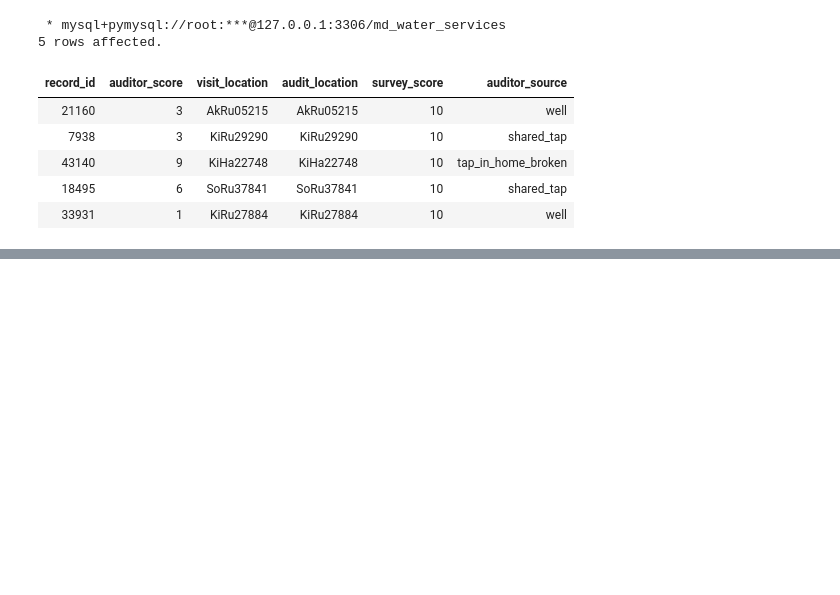
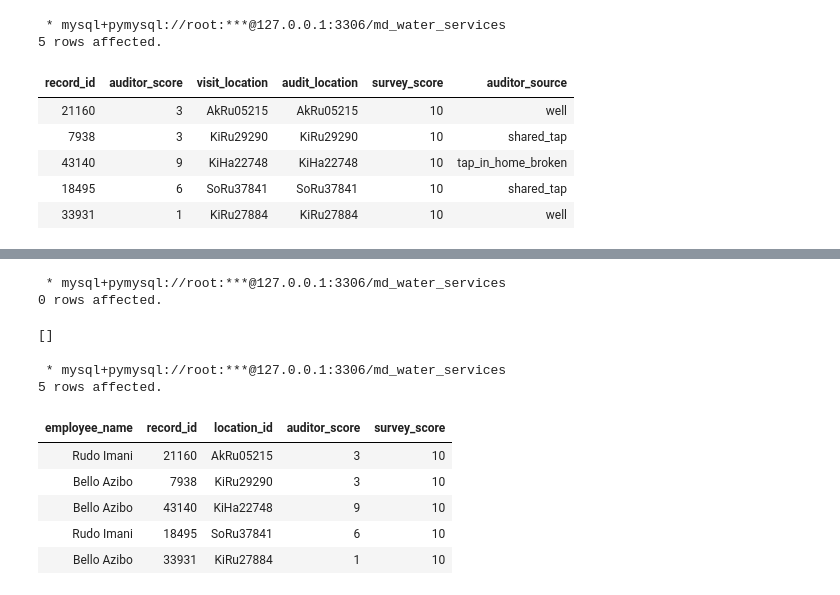
Before and after one commit to marigidavidgathara-hue/md_water_services, a Jupyter notebook: Aaaa.ipynb, the cells around one changed output, grey strips where cells are left out. Drawn from its saved outputs; the diff is of its cells as text; code cells hidden in the pictures; blank space fills up the shorter version.

```diff
--- a/Aaaa.ipynb
+++ b/Aaaa.ipynb
@@ -965,0 +1193,50 @@ Page 14
+# %%
+%%sql
+CREATE VIEW Incorrect_record AS (
+SELECT
+  employee.employee_name,
+  visits.record_id,
+  visits.location_id,
+  auditor_report.true_water_source_score AS auditor_score,
+  water_quality.subjective_quality_score AS survey_score
+FROM
+  auditor_report
+JOIN
+  visits
+ON
+  auditor_report.location_id = visits.location_id
+JOIN
+  water_quality
+ON
+  visits.visit_count = water_quality.visit_count
+AND
+  visits.record_id = water_quality.record_id
+JOIN
+  employee
+ON
+  employee.assigned_employee_id = visits.assigned_employee_id
+WHERE
+  auditor_report.true_water_source_score != water_quality.subjective_quality_score
+AND
+  visits.visit_count = 1
+)
+# %% [output]
+ * mysql+pymysql://root:***@127.0.0.1:3306/md_water_services
+0 rows affected.
+[]
+# %%
+%%sql
+SELECT
+  *
+FROM
+  md_water_services.incorrect_record
+LIMIT 5;
+# %% [output]
+ * mysql+pymysql://root:***@127.0.0.1:3306/md_water_services
+5 rows affected.
+| employee_name | record_id | location_id | auditor_score | survey_score |
+| Rudo Imani | 21160 | AkRu05215 | 3 | 10 |
+| Bello Azibo | 7938 | KiRu29290 | 3 | 10 |
+| Bello Azibo | 43140 | KiHa22748 | 9 | 10 |
+| Rudo Imani | 18495 | SoRu37841 | 6 | 10 |
+| Bello Azibo | 33931 | KiRu27884 | 1 | 10 |
```
Also changed, not shown: parts of 15 cells of this notebook.
